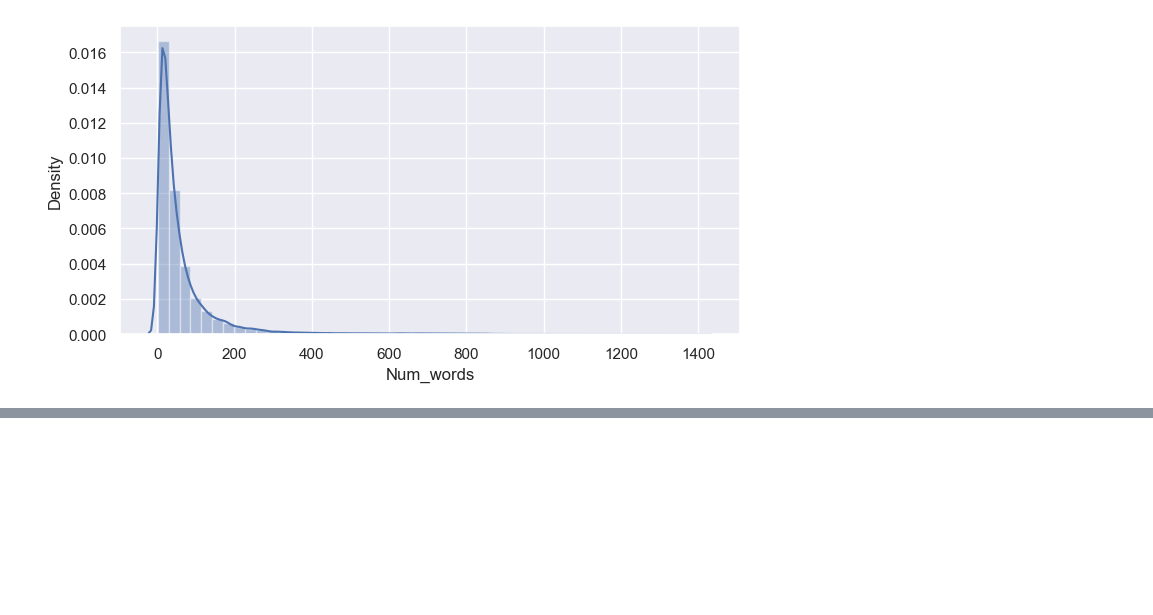
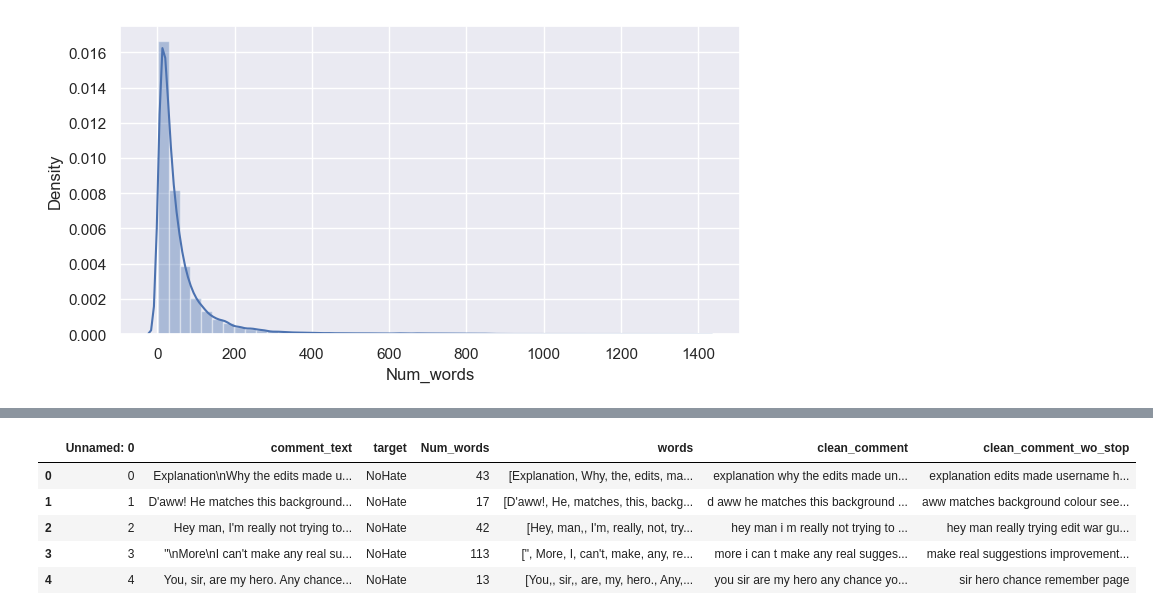
Before and after one commit to kohishaa/Hate-Speech-Analysis, a Jupyter notebook: src/dataprocessing.ipynb, the cells around one changed output, grey strips where cells are left out. Saved outputs shown, nothing was run; the diff lists cells and outputs as text; code cells hidden in the pictures; blank space fills up the shorter version.

```diff
--- a/src/dataprocessing.ipynb
+++ b/src/dataprocessing.ipynb
@@ -67,3 +67,5 @@ https://gist.github.com/mwaskom/de44147ed2974457ad6372750bbe5751
 
   ax = sns.distplot(data['Num_words'])
 [figure]
+# %%
+data['clean_comment'] = data['comment_text'].str.replace("[^a-zA-Z#]", " ")
@@ -69,0 +81,2 @@ https://gist.github.com/mwaskom/de44147ed2974457ad6372750bbe5751
+# %%
+data['clean_comment']=data['clean_comment'].str.lower()
@@ -69,0 +92,6 @@ https://gist.github.com/mwaskom/de44147ed2974457ad6372750bbe5751
+# %%
+punct_remm = string.punctuation
+def remove_punctuation(text):
+    return text.translate(str.maketrans('', '', punct_remm))
+data["clean_comment"] = data["clean_comment"].apply(lambda text: remove_punctuation(text))
+data.head()
@@ -69,0 +105,14 @@ https://gist.github.com/mwaskom/de44147ed2974457ad6372750bbe5751
+# %%
+STOPWORDS = set(stopwords.words('english'))
+def remove_stopwords(text):
+    return " ".join([word for word in str(text).split() if word not in STOPWORDS])
+
+data["clean_comment_wo_stop"] = data["clean_comment"].apply(lambda text: remove_stopwords(text))
+data.head()
+# %% [output]
+|  | Unnamed: 0 | comment_text | target | Num_words | words | clean_comment | clean_comment_wo_stop |
+| 0 | 0 | Explanation\nWhy the edits made u... | NoHate | 43 | [Explanation, Why, the, edits, ma... | explanation why the edits made un... | explanation edits made username h... |
+| 1 | 1 | D'aww! He matches this background... | NoHate | 17 | [D'aww!, He, matches, this, backg... | d aww he matches this background ... | aww matches background colour see... |
+| 2 | 2 | Hey man, I'm really not trying to... | NoHate | 42 | [Hey, man,, I'm, really, not, try... | hey man i m really not trying to ... | hey man really trying edit war gu... |
+| 3 | 3 | "\nMore\nI can't make any real su... | NoHate | 113 | [", More, I, can't, make, any, re... | more i can t make any real sugges... | make real suggestions improvement... |
+| 4 | 4 | You, sir, are my hero. Any chance... | NoHate | 13 | [You,, sir,, are, my, hero., Any,... | you sir are my hero any chance yo... | sir hero chance remember page |
```
Also changed, not shown: parts of 4 cells of this notebook.
